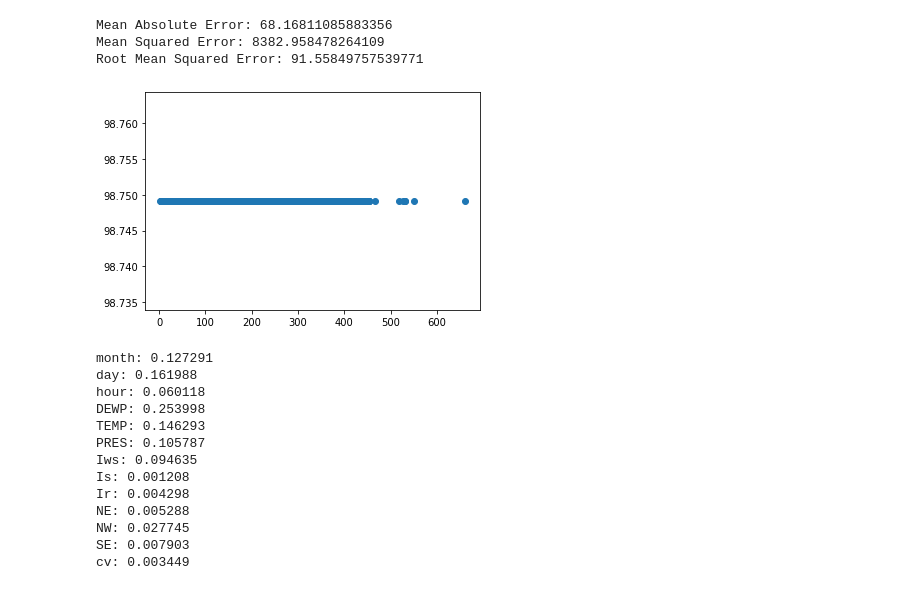
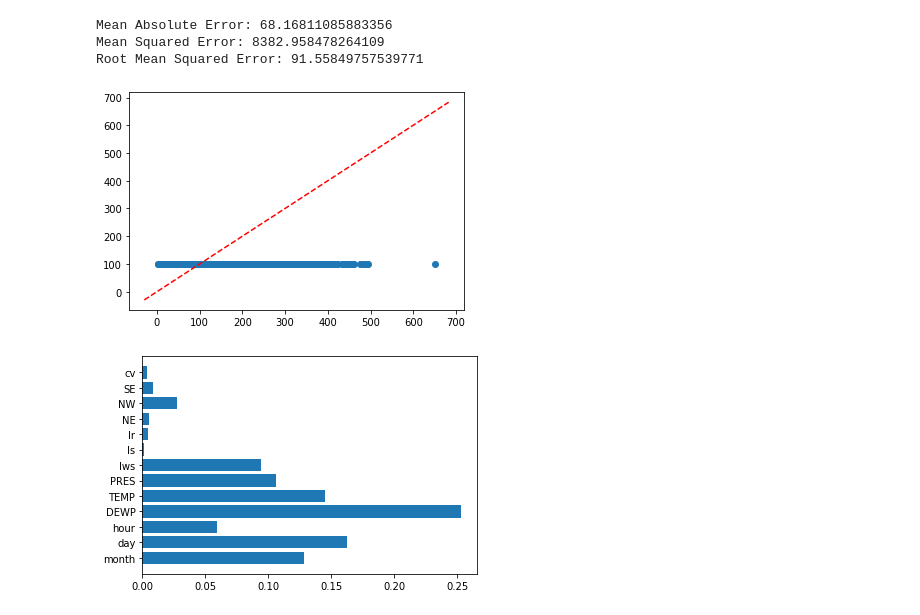
Before and after one commit to tomroh/randomforestexample, a Jupyter notebook: random-forest-ex.ipynb, the cells around one changed output. Saved outputs shown, nothing was run; the diff lists cells and outputs as text; code cells hidden in the pictures.

```diff
--- a/random-forest-ex.ipynb
+++ b/random-forest-ex.ipynb
@@ -68,5 +64,5 @@ X_train, X_test, y_train, y_test = train_test_split(X,
                                                     random_state=1)
 # %%
 from sklearn.ensemble import RandomForestRegressor
-regr = RandomForestRegressor(random_state=0, n_estimators = 20)
+regr = RandomForestRegressor(random_state=0)
 model = regr.fit(X_train, y_train)
@@ -99,0 +90,11 @@ plt.show()
+# %%
+import matplotlib.pyplot as plt
+def abline(slope, intercept):
+    """Plot a line from slope and intercept"""
+    axes = plt.gca()
+    x_vals = np.array(axes.get_xlim())
+    y_vals = intercept + slope * x_vals
+    plt.plot(x_vals, y_vals, color = 'red')
+plt.scatter(y_pred, y_test)
+abline(1, 0)
+plt.show()
@@ -108,23 +111,14 @@ Mean Squared Error: 8382.958478264109
 Root Mean Squared Error: 91.55849757539771
 # %%
 plt.scatter(y_pred, y_mean)
+abline(1, 0)
 plt.show()
 # %% [output]
-[figure, old version]
+[figure, new version]
 # %%
-for x, y in zip(model.feature_importances_, airquality.columns.values[i]):
-    print('%s: %f' % (y, x))
+# for x, y in zip(model.feature_importances_, airquality.columns.values[i]):
+#     print('%s: %f' % (y, x))
+plt.barh(airquality.columns.values[i], model.feature_importances_, )
+plt.show()
 # %% [output]
-month: 0.127291
-day: 0.161988
-hour: 0.060118
-DEWP: 0.253998
-TEMP: 0.146293
-PRES: 0.105787
-Iws: 0.094635
-Is: 0.001208
-Ir: 0.004298
-NE: 0.005288
-NW: 0.027745
-SE: 0.007903
-cv: 0.003449
+[figure, added]
```
Also changed, not shown: parts of 9 cells of this notebook.
